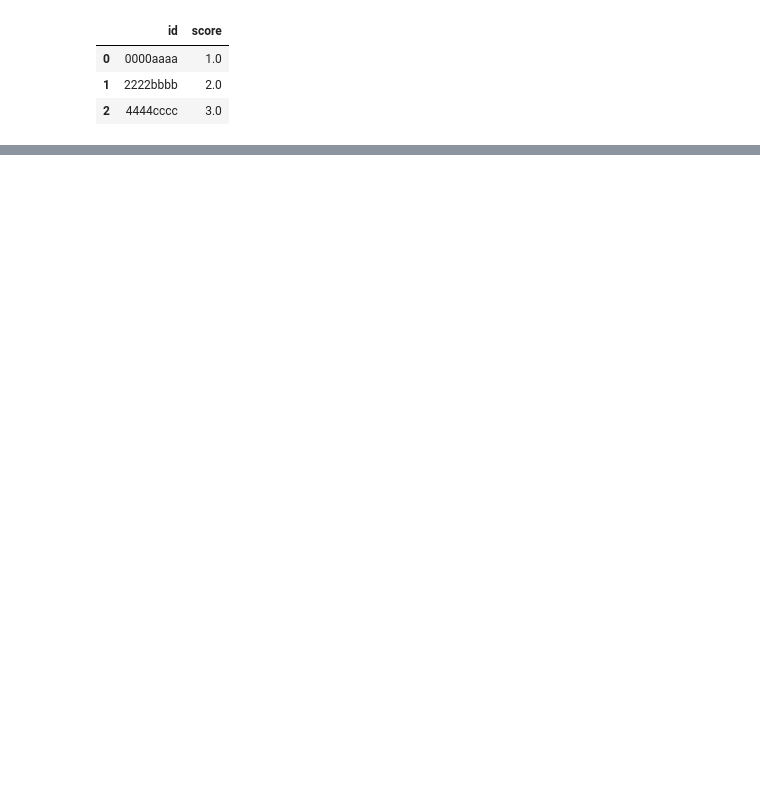
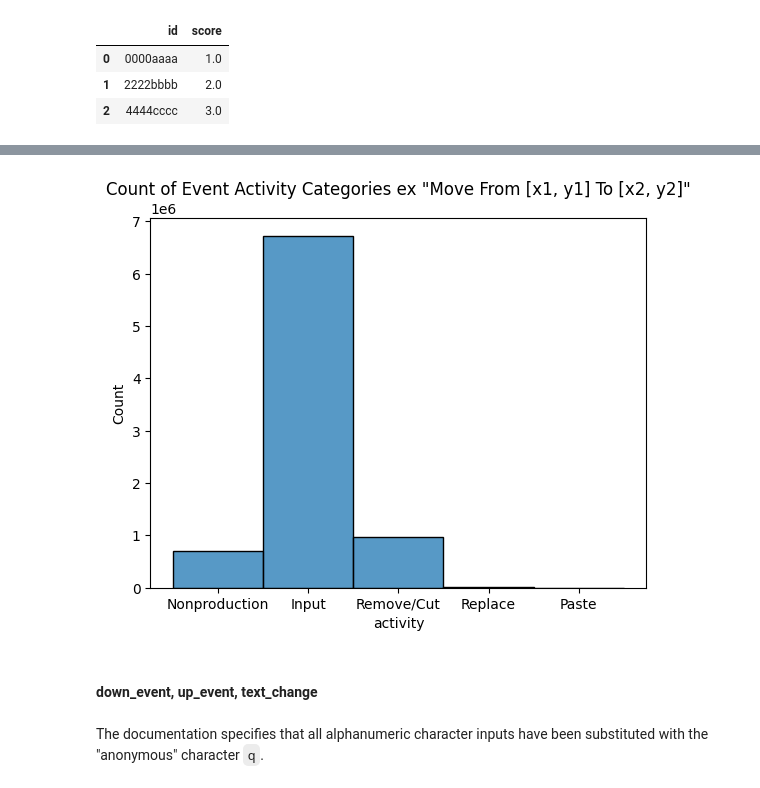
Before and after one commit to sergiogmad/process-quality-writing, a Jupyter notebook: process-vs-quality-in-writing.ipynb, the cells around one changed output, grey strips where cells are left out. Cells and saved outputs as stored; diff of their text form; code cells hidden in the pictures; blank space fills up the shorter version.

```diff
--- a/process-vs-quality-in-writing.ipynb
+++ b/process-vs-quality-in-writing.ipynb
@@ -179,0 +168,9 @@ dtype: int64
+# %%
+sns.histplot(train_logs[~train_logs['activity'].str.startswith('Move')].activity);
+plt.title('Count of Event Activity Categories ex "Move From [x1, y1] To [x2, y2]"');
+# %% [output]
+[figure, added]
+# %% [markdown]
+#### down_event, up_event, text_change
+# %% [markdown]
+The documentation specifies that all alphanumeric character inputs have been substituted with the "anonymous" character `q`.
```
Also changed, not shown: parts of 62 cells of this notebook.
